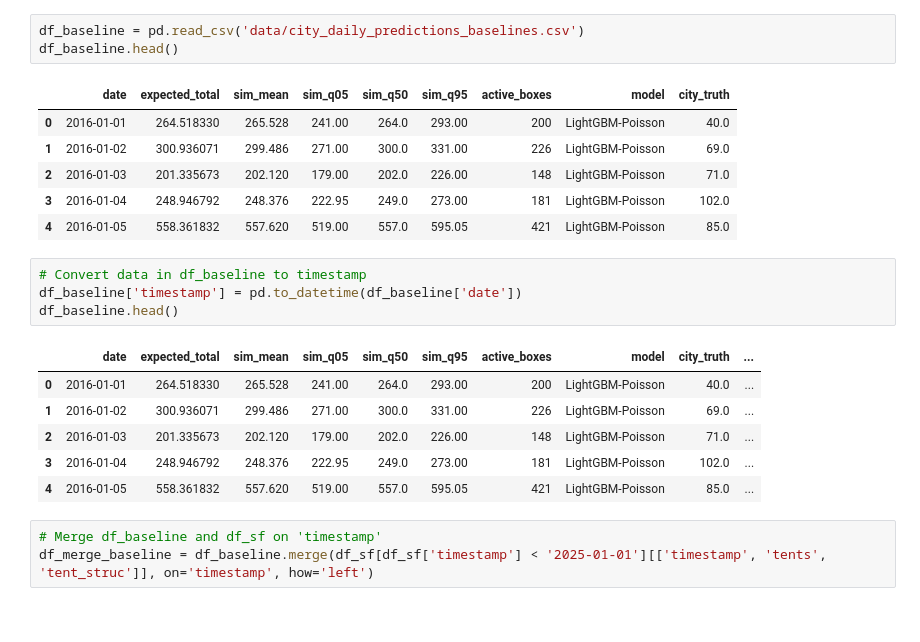
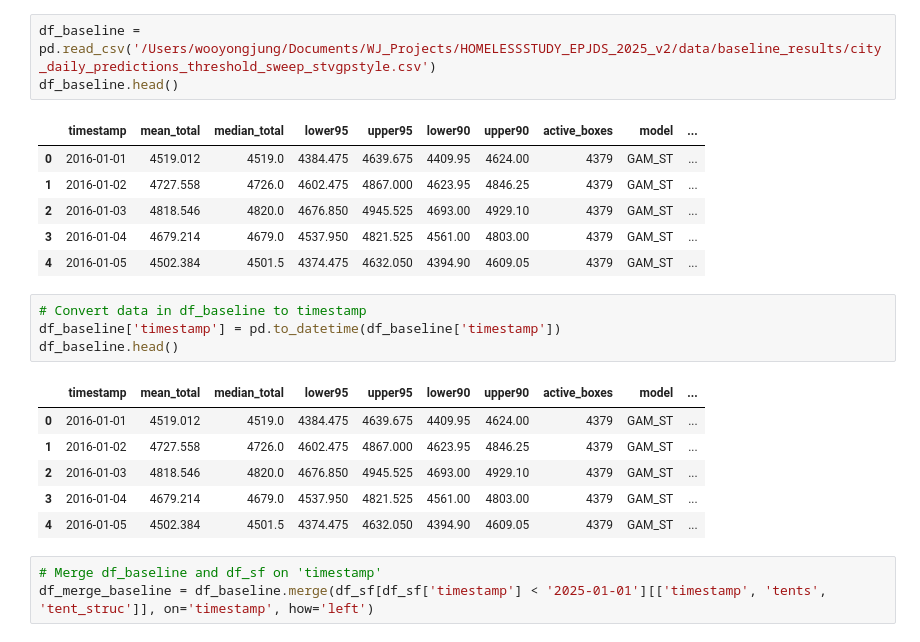
Before and after one commit to yilmajung/HOMELESSSTUDY_EPJDS_2025_v2, a Jupyter notebook: compare_w_baseline_visualize2.ipynb, the cells around one changed output. Drawn from its saved outputs; the diff is of its cells as text.

```diff
--- a/compare_w_baseline_visualize2.ipynb
+++ b/compare_w_baseline_visualize2.ipynb
@@ -34,26 +36,26 @@ df_sf
 | 48 | 2024 | 7 | 17.0 | 199.0 | 120.0 | 269.0 | 319 | 2024-07-17 |
 | 49 | 2024 | 10 | 2.0 | 130.0 | 112.0 | 301.0 | 242 | 2024-10-02 |
 # %%
-df_baseline = pd.read_csv('data/city_daily_predictions_baselines.csv')
+df_baseline = pd.read_csv('/Users/wooyongjung/Documents/WJ_Projects/HOMELESSSTUDY_EPJDS_2025_v2/data/baseline_results/city_daily_predictions_threshold_sweep_stvgpstyle.csv')
 df_baseline.head()
 # %% [output]
-|  | date | expected_total | sim_mean | sim_q05 | sim_q50 | sim_q95 | active_boxes | model | city_truth |
-| 0 | 2016-01-01 | 264.518330 | 265.528 | 241.00 | 264.0 | 293.00 | 200 | LightGBM-Poisson | 40.0 |
-| 1 | 2016-01-02 | 300.936071 | 299.486 | 271.00 | 300.0 | 331.00 | 226 | LightGBM-Poisson | 69.0 |
-| 2 | 2016-01-03 | 201.335673 | 202.120 | 179.00 | 202.0 | 226.00 | 148 | LightGBM-Poisson | 71.0 |
-| 3 | 2016-01-04 | 248.946792 | 248.376 | 222.95 | 249.0 | 273.00 | 181 | LightGBM-Poisson | 102.0 |
-| 4 | 2016-01-05 | 558.361832 | 557.620 | 519.00 | 557.0 | 595.05 | 421 | LightGBM-Poisson | 85.0 |
+|  | timestamp | mean_total | median_total | lower95 | upper95 | lower90 | upper90 | active_boxes | model | ... |
+| 0 | 2016-01-01 | 4519.012 | 4519.0 | 4384.475 | 4639.675 | 4409.95 | 4624.00 | 4379 | GAM_ST | ... |
+| 1 | 2016-01-02 | 4727.558 | 4726.0 | 4602.475 | 4867.000 | 4623.95 | 4846.25 | 4379 | GAM_ST | ... |
+| 2 | 2016-01-03 | 4818.546 | 4820.0 | 4676.850 | 4945.525 | 4693.00 | 4929.10 | 4379 | GAM_ST | ... |
+| 3 | 2016-01-04 | 4679.214 | 4679.0 | 4537.950 | 4821.525 | 4561.00 | 4803.00 | 4379 | GAM_ST | ... |
+| 4 | 2016-01-05 | 4502.384 | 4501.5 | 4374.475 | 4632.050 | 4394.90 | 4609.05 | 4379 | GAM_ST | ... |
 # %%
 # Convert data in df_baseline to timestamp
-df_baseline['timestamp'] = pd.to_datetime(df_baseline['date'])
+df_baseline['timestamp'] = pd.to_datetime(df_baseline['timestamp'])
 df_baseline.head()
 # %% [output]
-|  | date | expected_total | sim_mean | sim_q05 | sim_q50 | sim_q95 | active_boxes | model | city_truth | ... |
-| 0 | 2016-01-01 | 264.518330 | 265.528 | 241.00 | 264.0 | 293.00 | 200 | LightGBM-Poisson | 40.0 | ... |
-| 1 | 2016-01-02 | 300.936071 | 299.486 | 271.00 | 300.0 | 331.00 | 226 | LightGBM-Poisson | 69.0 | ... |
-| 2 | 2016-01-03 | 201.335673 | 202.120 | 179.00 | 202.0 | 226.00 | 148 | LightGBM-Poisson | 71.0 | ... |
-| 3 | 2016-01-04 | 248.946792 | 248.376 | 222.95 | 249.0 | 273.00 | 181 | LightGBM-Poisson | 102.0 | ... |
-| 4 | 2016-01-05 | 558.361832 | 557.620 | 519.00 | 557.0 | 595.05 | 421 | LightGBM-Poisson | 85.0 | ... |
+|  | timestamp | mean_total | median_total | lower95 | upper95 | lower90 | upper90 | active_boxes | model | ... |
+| 0 | 2016-01-01 | 4519.012 | 4519.0 | 4384.475 | 4639.675 | 4409.95 | 4624.00 | 4379 | GAM_ST | ... |
+| 1 | 2016-01-02 | 4727.558 | 4726.0 | 4602.475 | 4867.000 | 4623.95 | 4846.25 | 4379 | GAM_ST | ... |
+| 2 | 2016-01-03 | 4818.546 | 4820.0 | 4676.850 | 4945.525 | 4693.00 | 4929.10 | 4379 | GAM_ST | ... |
+| 3 | 2016-01-04 | 4679.214 | 4679.0 | 4537.950 | 4821.525 | 4561.00 | 4803.00 | 4379 | GAM_ST | ... |
+| 4 | 2016-01-05 | 4502.384 | 4501.5 | 4374.475 | 4632.050 | 4394.90 | 4609.05 | 4379 | GAM_ST | ... |
 # %%
 # Merge df_baseline and df_sf on 'timestamp'
 df_merge_baseline = df_baseline.merge(df_sf[df_sf['timestamp'] < '2025-01-01'][['timestamp', 'tents', 'tent_struc']], on='timestamp', how='left')
```
Also changed, not shown: parts of 4 cells of this notebook, 2 other files.
